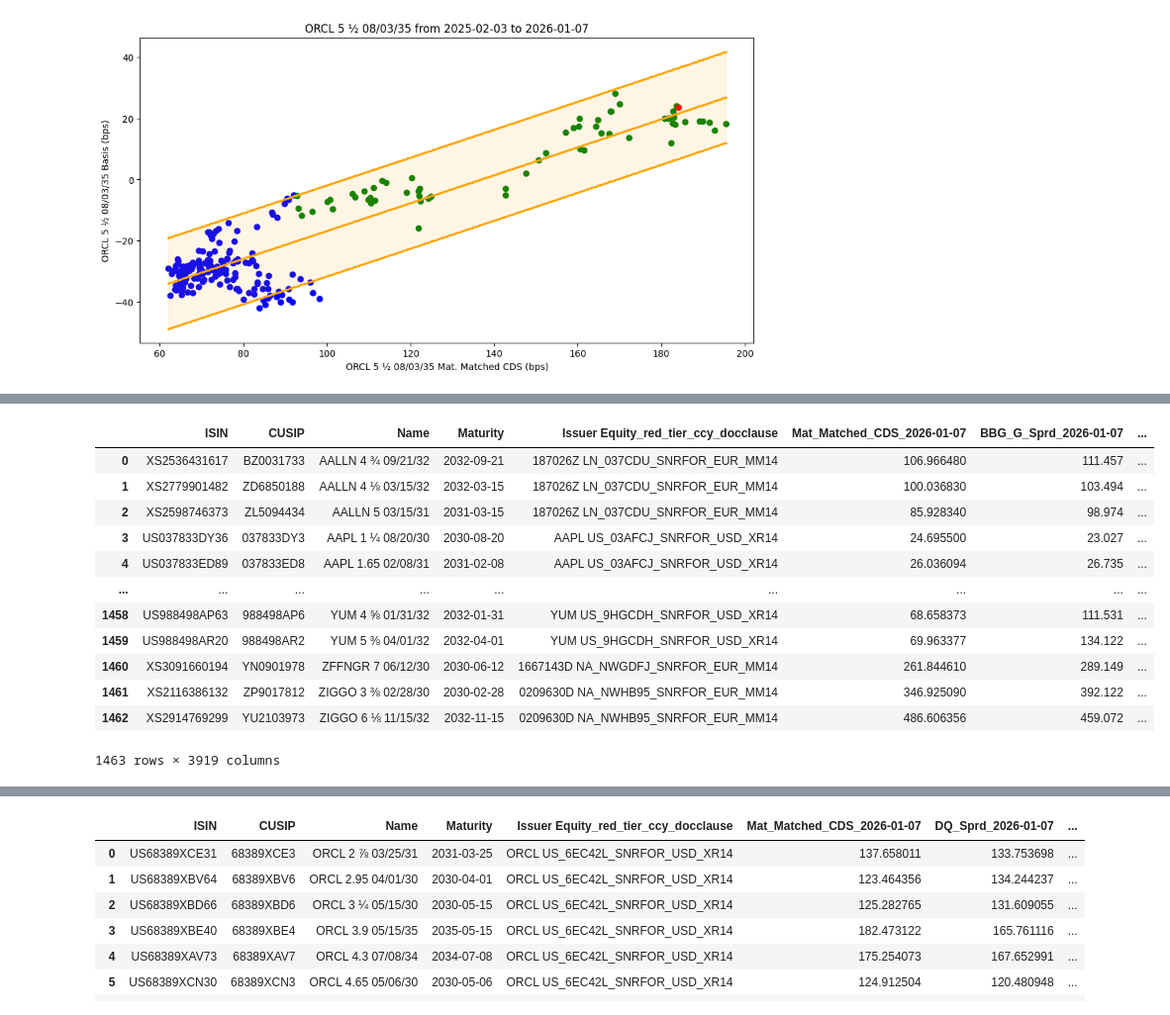
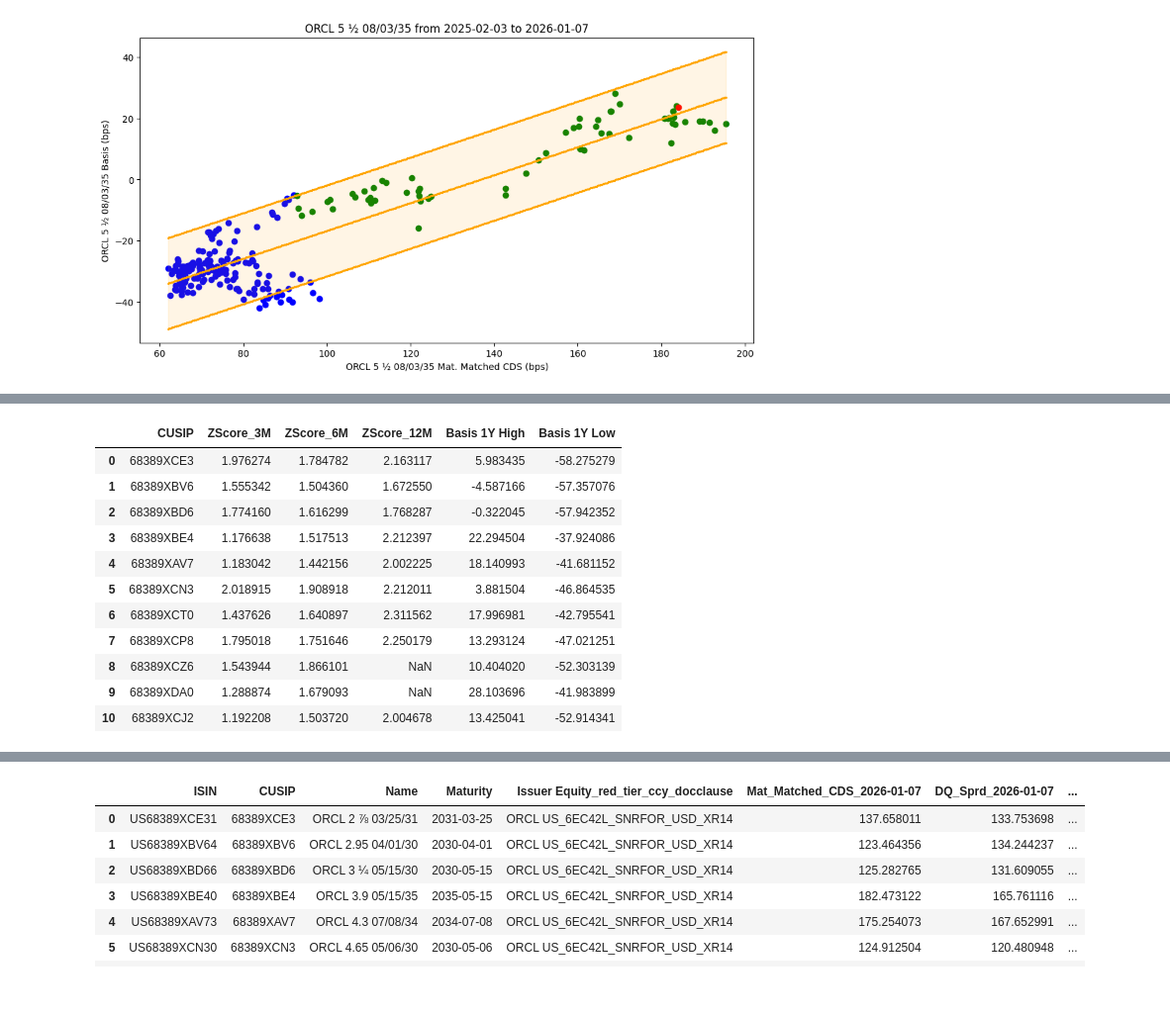
Before and after one commit to vasusharmaiiicm/53A.-HY-Bonds-Basis-Email, a Jupyter notebook: Part B13.ipynb, the cells around one changed output, grey strips where cells are left out. Shown at 99% size. Drawn from its saved outputs; the diff is of its cells as text; code cells hidden in the pictures.

```diff
--- a/Part B13.ipynb
+++ b/Part B13.ipynb
@@ -1075,49 +1059,79 @@ reverse_dict = dict(zip(dq_dict.values(), dq_dict.keys()))
 df1.columns = [reverse_dict[item.split('_')[0]] + '_' + item.split('_')[1] for item in df1.columns]
 dq_px = df1[[col for col in df1.columns if col.endswith("PX")]].iloc[[-1],:].T.copy()
 dq_px.index = [item.split('_')[0] for item in dq_px.index]
 dq_px.columns = ['DQ_PX_' + str(item) for item in dq_px.columns]
 dq_px.index.name = 'Name'
 dq_px = dq_px.reset_index()
 
 df1 = df1[[col for col in df1.columns if col.endswith("Z-sprd")]].copy()
 df1.columns = [item.split('_')[0] for item in df1.columns]
 df1 = df1.T
 df1.columns = ['DQ_Z_Sprd_' + str(item) for item in df1.columns]
 df1.index.name = 'Name'
 df1 = df1.reset_index()
 
 dq_sprd_dt = [item.rsplit('_',1)[1] for item in df1.columns if 'DQ_Z_Sprd' in item]
 max_dt = [pd.to_datetime(item) for item in dq_sprd_dt]
 max_dt = str(max(max_dt).date())
 
-df2 = df5a[['ISIN','CUSIP','Name','Maturity', 'Issuer Equity_red_tier_ccy_docclause'] +\
-    [f'Mat_Matched_CDS_{max_dt}', f'Sprd_{max_dt}', f'Price_{max_dt}', f'Basis_{max_dt}'] +\
-    [col for col in df5a.columns if col.startswith("Basis_") and not (max_dt in col)]].copy()
-
-df2 = df5a.copy()
+df2 = df5a[df5a['ISIN'].isin(dq_bonds)].copy()
 df2.columns = df2.columns.str.replace(f'Sprd_{max_dt}',f'BBG_G_Sprd_{max_dt}').\
     str.replace(f'Price_{max_dt}',f'BBG_PX_{max_dt}').str.replace("Basis_","BBG_Basis_")
 
 df1a = pd.merge(left=dq_px, right = df1, on='Name', how='outer')
 df2a = pd.merge(left=df2, right = df1a, on='Name', how='outer')
 
 df2a = df2a[['ISIN','CUSIP','Name','Maturity', 'Issuer Equity_red_tier_ccy_docclause'] +\
     [f'Mat_Matched_CDS_{max_dt}', f'BBG_G_Sprd_{max_dt}', f'DQ_Z_Sprd_{max_dt}', f'BBG_PX_{max_dt}', f'DQ_PX_{max_dt}',f'BBG_Basis_{max_dt}'] +\
     [col for col in df2a.columns if (col.startswith('Mat_Matched_CDS_') or col.startswith('BBG_Basis_') or\
      col.startswith('DQ_Z_Sprd_') ) and not(max_dt in col)]].copy()
 
-df2a
+for item in dq_sprd_dt:
+    if f'Mat_Matched_CDS_{item}' in df2a.columns:
+        df2a[f'DQ_Z_Sprd_Basis_{item}'] = df2a[f'Mat_Matched_CDS_{item}'] - df2a[f'DQ_Z_Sprd_{item}']
+
+df2a = df2a[['ISIN','CUSIP','Name','Maturity', 'Issuer Equity_red_tier_ccy_docclause'] +\
+    [f'Mat_Matched_CDS_{max_dt}', f'BBG_G_Sprd_{max_dt}', f'DQ_Z_Sprd_{max_dt}', f'BBG_PX_{max_dt}', f'DQ_PX_{max_dt}',\
+     f'BBG_Basis_{max_dt}', f'DQ_Z_Sprd_Basis_{max_dt}'] +\
+    [col for col in df2a.columns if (col.startswith('BBG_Basis_') or col.startswith('DQ_Z_Sprd_Basis_')) and not(max_dt in col)]].copy()
+
+df2 = df2a.reset_index(drop=True).copy()
+
+################################################
+
+# for idx in ['BBG_Basis_', 'DQ_Z_Sprd_Basis_']:
+idx = 'BBG_Basis_'
+df2_basis = df2[['CUSIP'] + [col for col in df2.columns if col.startswith(idx)]].set_index('CUSIP').copy()
+df2_basis.columns = [pd.to_datetime(item.rsplit('_')[-1]) for item in df2_basis.columns]
+df2_basis = df2_basis.T.sort_index().dropna(how='all')
+
+all_z_df = None
+for period in [63, 126, 252]:
+    nan_limit = 0.95 if period==252 else 0.9
+    x = ((df2_basis-df2_basis.rolling(period, min_periods = int(nan_limit*period)).mean())/df2_basis.rolling(period,\
+                  min_periods = int(nan_limit*period)).std()).iloc[[-1],:].copy()
+    x.index = [f'ZScore_{int(period/21)}M']
+    all_z_df = pd.concat([all_z_df , x])
+
+max_1y = pd.DataFrame(df2_basis.iloc[-12*22:,:].max()).T
+max_1y.index = [f'Basis 1Y High']
+min_1y = pd.DataFrame(df2_basis.iloc[-12*22:,:].min()).T
+min_1y.index = [f'Basis 1Y Low']
+
+all_z_df = pd.concat([all_z_df , max_1y, min_1y])
+all_z_df = all_z_df.T
+all_z_df = all_z_df.reset_index()
+all_z_df
 # %% [output]
-|  | ISIN | CUSIP | Name | Maturity | Issuer Equity_red_tier_ccy_docclause | Mat_Matched_CDS_2026-01-07 | BBG_G_Sprd_2026-01-07 | ... |
-| 0 | XS2536431617 | BZ0031733 | AALLN 4 ¾ 09/21/32 | 2032-09-21 | 187026Z LN_037CDU_SNRFOR_EUR_MM14 | 106.966480 | 111.457 | ... |
-| 1 | XS2779901482 | ZD6850188 | AALLN 4 ⅛ 03/15/32 | 2032-03-15 | 187026Z LN_037CDU_SNRFOR_EUR_MM14 | 100.036830 | 103.494 | ... |
-| 2 | XS2598746373 | ZL5094434 | AALLN 5 03/15/31 | 2031-03-15 | 187026Z LN_037CDU_SNRFOR_EUR_MM14 | 85.928340 | 98.974 | ... |
-| 3 | US037833DY36 | 037833DY3 | AAPL 1 ¼ 08/20/30 | 2030-08-20 | AAPL US_03AFCJ_SNRFOR_USD_XR14 | 24.695500 | 23.027 | ... |
-| 4 | US037833ED89 | 037833ED8 | AAPL 1.65 02/08/31 | 2031-02-08 | AAPL US_03AFCJ_SNRFOR_USD_XR14 | 26.036094 | 26.735 | ... |
-| ... | ... | ... | ... | ... | ... | ... | ... | ... |
-| 1458 | US988498AP63 | 988498AP6 | YUM 4 ⅝ 01/31/32 | 2032-01-31 | YUM US_9HGCDH_SNRFOR_USD_XR14 | 68.658373 | 111.531 | ... |
-| 1459 | US988498AR20 | 988498AR2 | YUM 5 ⅜ 04/01/32 | 2032-04-01 | YUM US_9HGCDH_SNRFOR_USD_XR14 | 69.963377 | 134.122 | ... |
-| 1460 | XS3091660194 | YN0901978 | ZFFNGR 7 06/12/30 | 2030-06-12 | 1667143D NA_NWGDFJ_SNRFOR_EUR_MM14 | 261.844610 | 289.149 | ... |
-| 1461 | XS2116386132 | ZP9017812 | ZIGGO 3 ⅜ 02/28/30 | 2030-02-28 | 0209630D NA_NWHB95_SNRFOR_EUR_MM14 | 346.925090 | 392.122 | ... |
-| 1462 | XS2914769299 | YU2103973 | ZIGGO 6 ⅛ 11/15/32 | 2032-11-15 | 0209630D NA_NWHB95_SNRFOR_EUR_MM14 | 486.606356 | 459.072 | ... |
+|  | CUSIP | ZScore_3M | ZScore_6M | ZScore_12M | Basis 1Y High | Basis 1Y Low |
+| 0 | 68389XCE3 | 1.976274 | 1.784782 | 2.163117 | 5.983435 | -58.275279 |
+| 1 | 68389XBV6 | 1.555342 | 1.504360 | 1.672550 | -4.587166 | -57.357076 |
+| 2 | 68389XBD6 | 1.774160 | 1.616299 | 1.768287 | -0.322045 | -57.942352 |
+| 3 | 68389XBE4 | 1.176638 | 1.517513 | 2.212397 | 22.294504 | -37.924086 |
+| 4 | 68389XAV7 | 1.183042 | 1.442156 | 2.002225 | 18.140993 | -41.681152 |
+| 5 | 68389XCN3 | 2.018915 | 1.908918 | 2.212011 | 3.881504 | -46.864535 |
+| 6 | 68389XCT0 | 1.437626 | 1.640897 | 2.311562 | 17.996981 | -42.795541 |
+| 7 | 68389XCP8 | 1.795018 | 1.751646 | 2.250179 | 13.293124 | -47.021251 |
+| 8 | 68389XCZ6 | 1.543944 | 1.866101 | NaN | 10.404020 | -52.303139 |
+| 9 | 68389XDA0 | 1.288874 | 1.679093 | NaN | 28.103696 | -41.983899 |
+| 10 | 68389XCJ2 | 1.192208 | 1.503720 | 2.004678 | 13.425041 | -52.914341 |
-1463 rows × 3919 columns
```
Also changed, not shown: parts of 7 cells of this notebook.
